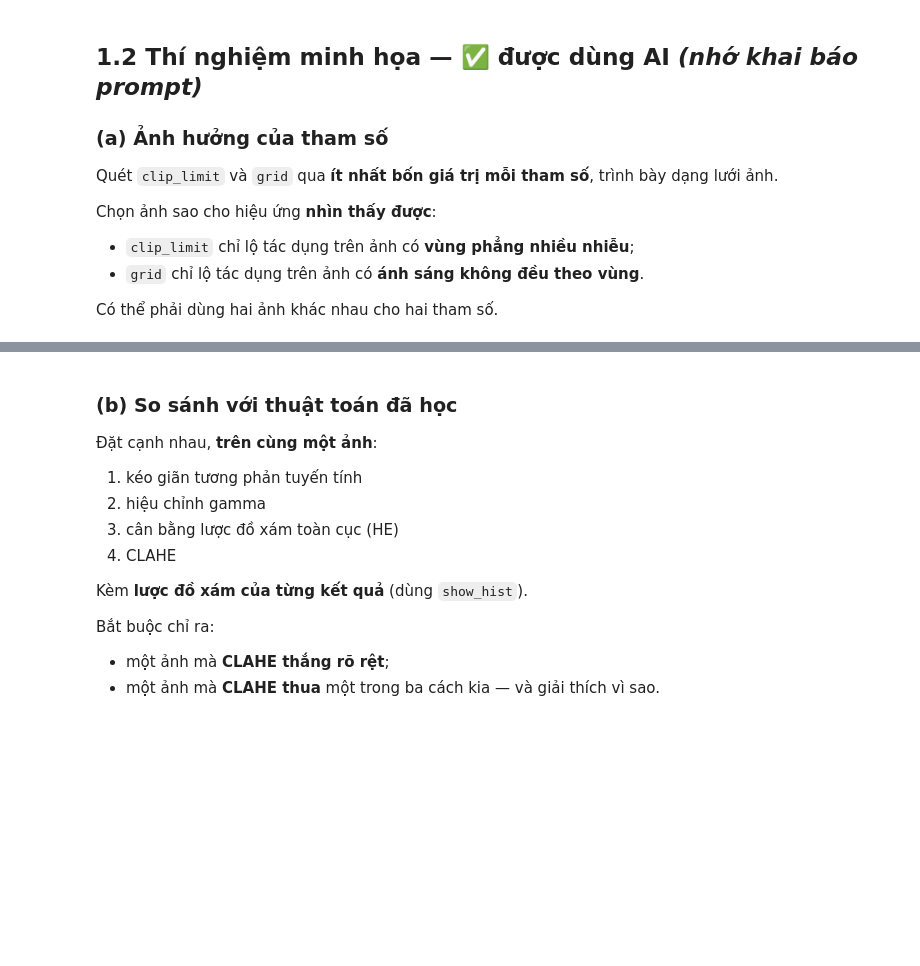
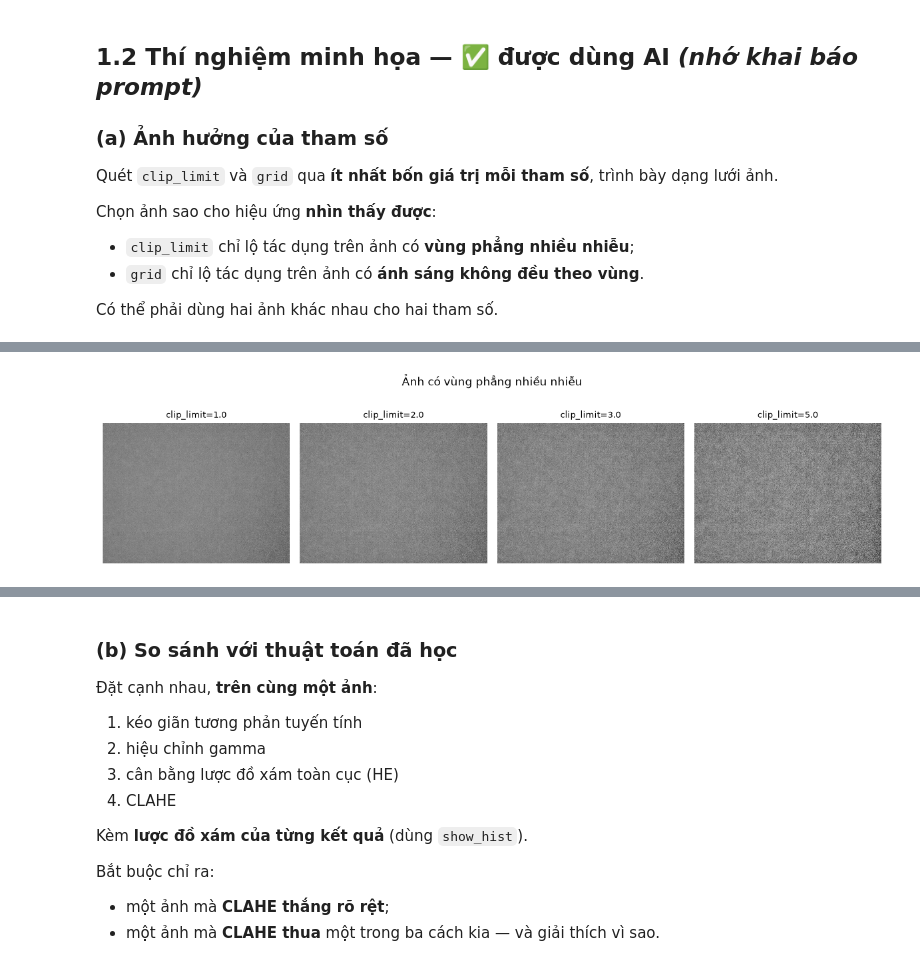
Before and after one commit to lequangmy5522/XuLyAnhVaThiGiacMayTinh, a Jupyter notebook: baitap.ipynb, the cells around one changed output, grey strips where cells are left out. Drawn from its saved outputs; the diff is of its cells as text; code cells hidden in the pictures; blank space fills up the shorter version.

```diff
--- a/baitap.ipynb
+++ b/baitap.ipynb
@@ -250,2 +267,16 @@ Có thể phải dùng hai ảnh khác nhau cho hai tham số.
 # %%
 # TODO (a): quét clip_limit
+
+img_test_noise = IMAGES["flat_noise"]
+
+clip_limits = [1.0, 2.0, 3.0, 5.0]
+results_clip = []
+
+for limit in clip_limits:
+    result = clahe(img_test_noise, grid=(8, 8), clip_limit=limit)
+    results_clip.append(result)
+
+titles_clip = [f"clip_limit={c}" for c in clip_limits]
+show_grid(results_clip, titles=titles_clip, ncols=4, suptitle="Ảnh có vùng phẳng nhiều nhiễu")
+# %% [output]
+[figure, added]
```
Also changed, not shown: parts of 37 cells of this notebook.
